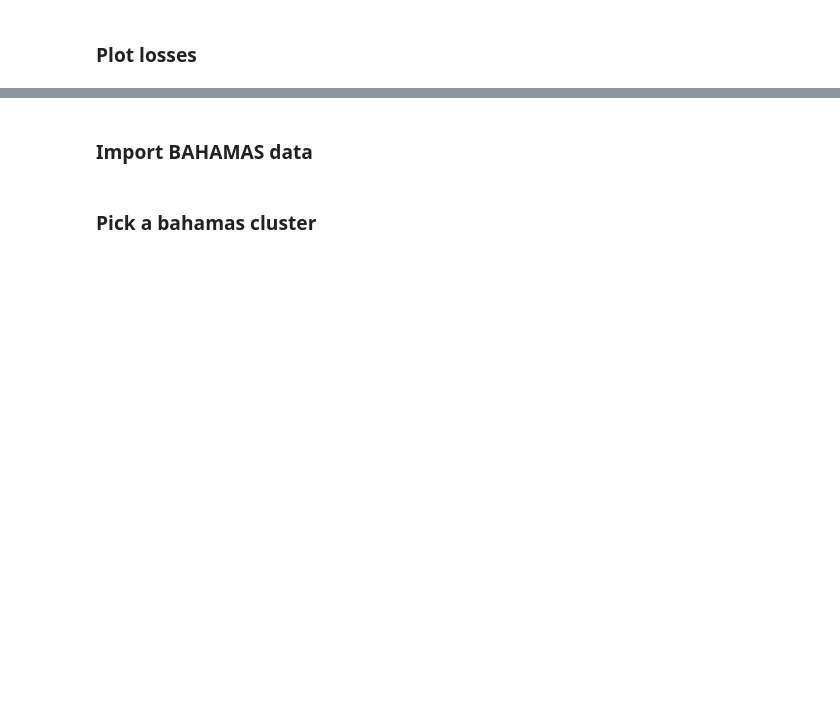
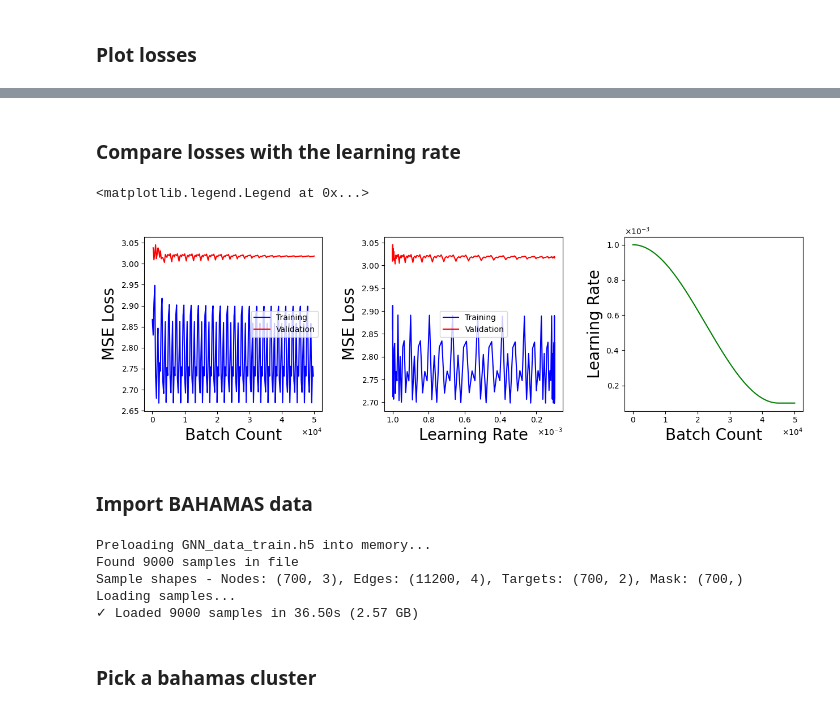
Before and after one commit to erichabjan/TNG_cluster_dynamics, a Jupyter notebook: GNN/gnn_model_test.ipynb, the cells around one changed output, grey strips where cells are left out. Saved outputs shown, nothing was run; the diff lists cells and outputs as text; code cells hidden in the pictures; blank space fills up the shorter version.

```diff
--- a/GNN/gnn_model_test.ipynb
+++ b/GNN/gnn_model_test.ipynb
@@ -213,11 +261,50 @@ plt.show()
+# %% [markdown]
+### Compare losses with the learning rate
+# %%
+fig, axs = plt.subplots(1, 3, figsize=(15, 4), gridspec_kw={'wspace': 0.35})
+
+axs[0].plot(train_batches, train_loss_plot, color = 'blue', label = 'Training')
+axs[0].plot(test_batches, test_loss_plot_2, color = 'red', label = 'Validation')
+
+axs[1].plot(lr_np_plot, train_loss_plot_2, color = 'blue', label = 'Training')
+axs[1].plot(lr_np_plot_2, test_loss_plot_2, color = 'red', label = 'Validation')
+
+axs[2].plot(steps, lr_np, color = 'green')
+
+axs[0].set_xlabel('Batch Count', fontsize = 20)
+axs[0].set_ylabel(r'MSE Loss', fontsize = 20)
+
+axs[1].set_ylabel('MSE Loss', fontsize = 20)
+axs[1].set_xlabel('Learning Rate', fontsize = 20)
+axs[1].invert_xaxis()
+
+axs[2].set_xlabel('Batch Count', fontsize = 20)
+axs[2].set_ylabel('Learning Rate', fontsize = 20)
+
+#axs[2].set_yscale('symlog', linthresh=10**-3)
+#axs[2].set_xscale('symlog', linthresh=10**-3)
+
+for ax in axs:
+    fmt = ScalarFormatter(useMathText=True)
+    fmt.set_scientific(True)
+    fmt.set_powerlimits((0, 0))
+    fmt.set_useOffset(False)
+    ax.yaxis.set_major_formatter(fmt)
+    ax.xaxis.set_major_formatter(fmt)
+
+axs[0].legend()
+axs[1].legend()
+# %% [output]
+<matplotlib.legend.Legend at 0x...>
+[figure, added]
 # %% [markdown]
 ### Import BAHAMAS data
 # %%
 from training_structure import train_model, data_loader, create_train_state, train_step, preload_hdf5_to_memory
 
 data_path = "/projects/mccleary_group/habjan.e/TNG/Data/GNN_SBI_data/"
-train_file = "GNN_data_train_g.h5"
-test_file = "GNN_data_test_g.h5"
+train_file = "GNN_data_train.h5"
+test_file = "GNN_data_test.h5"
 
 train_data = preload_hdf5_to_memory(data_path, train_file)
 #test_data = preload_hdf5_to_memory(data_path, test_file)
@@ -230,6 +317,12 @@ vx_ro_mean, vy_ro_mean, vz_ro_mean = 0, 0, 0
 
 r_ro_mean, r_ro_std = 2, 1.25
 v_ro_mean, v_ro_std = 1300, 500
+# %% [output]
+Preloading GNN_data_train.h5 into memory...
+Found 9000 samples in file
+Sample shapes - Nodes: (700, 3), Edges: (11200, 4), Targets: (700, 2), Mask: (700,)
+Loading samples...
+✓ Loaded 9000 samples in 36.50s (2.57 GB)
 # %% [markdown]
 ### Pick a bahamas cluster
 # %%
```
Also changed, not shown: parts of 9 cells of this notebook, 9 other files.
